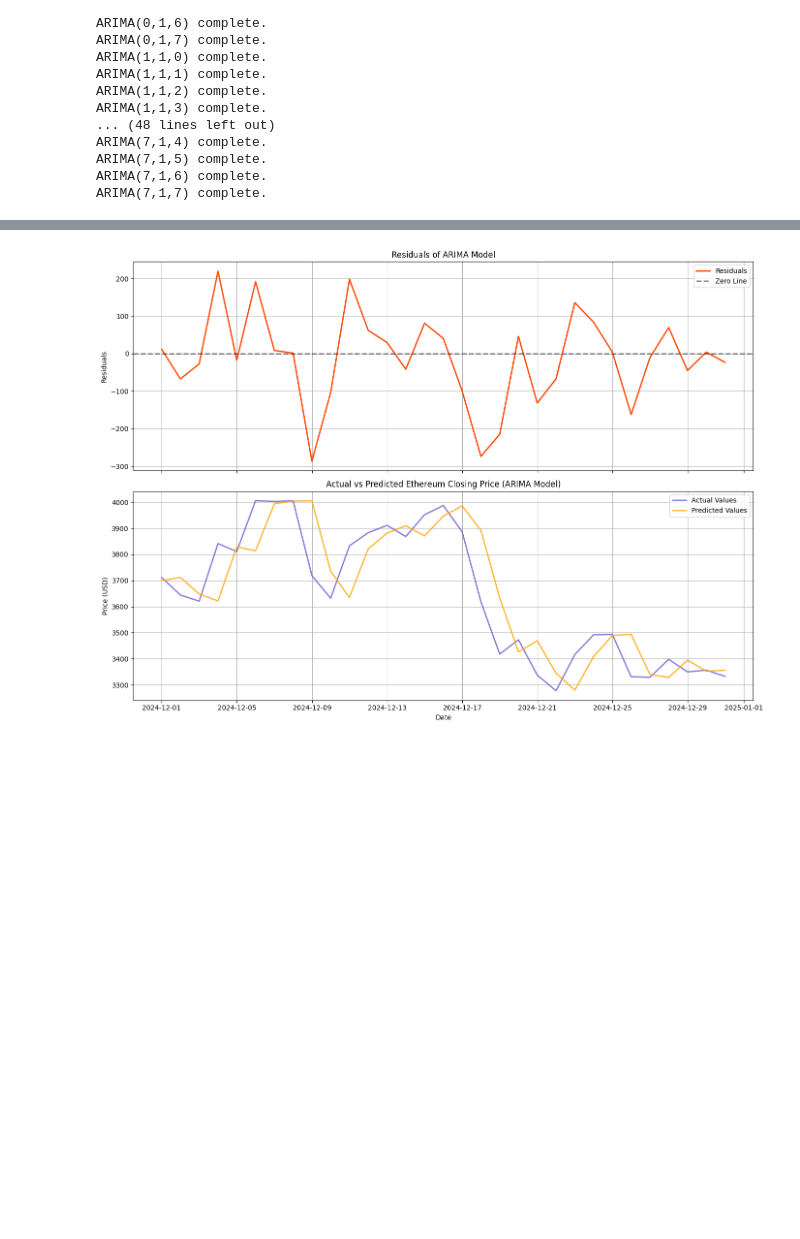
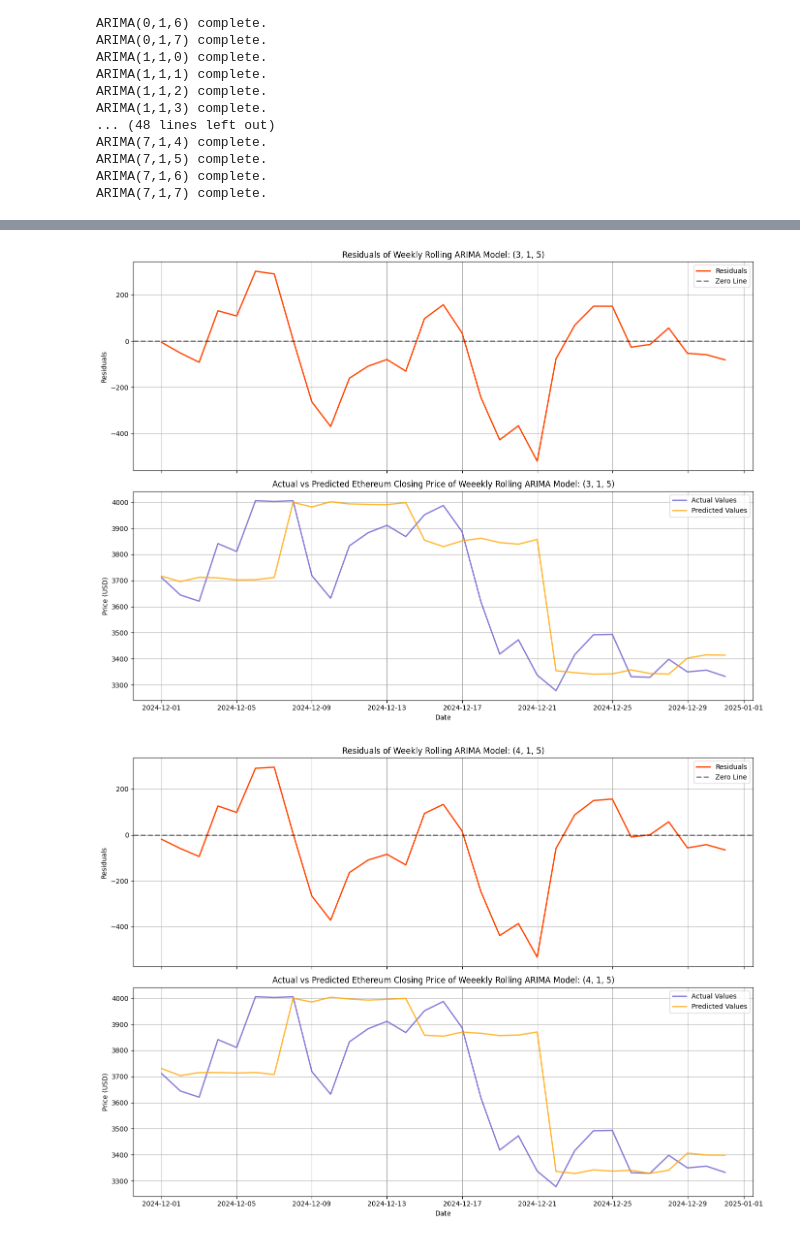
Before and after one commit to STBreeze/Ethereum-Time-Series-Analysis-ARIMA-ARCH-Forecasting, a Jupyter notebook: Ethereum Stock Price Prediction using ARIMA.ipynb, the cells around one changed output, grey strips where cells are left out. Cells and saved outputs as stored; diff of their text form; code cells hidden in the pictures; blank space fills up the shorter version.

```diff
--- a/Ethereum Stock Price Prediction using ARIMA.ipynb
+++ b/Ethereum Stock Price Prediction using ARIMA.ipynb
@@ -323,7 +324,7 @@ SARIMAX Results
 Warnings:
 [1] Covariance matrix calculated using the outer product of gradients (complex-step).
 # %%
-best_arima_predictions = model_fit.forecast(len(test_data))
-roll_daily_residuals = test_data - best_arima_predictions
+pred = model_fit.forecast(len(test_data))
+residuals = test_data - pred
 # %% [markdown]
 Plot the residuals trend
@@ -581,14 +724,0 @@ Best ARIMA Roll order based on RMSE: (0, 1, 0)
-# %%
-my_order = (1,1,1)
-daily_preds = pd.Series(dtype='float64')
-
-for end_date in test_data.index:
-
-    train_data_roll = data['Close'][:(end_date - timedelta(days=1))]
-
-    model = ARIMA(train_data_roll, order=my_order)
-    model_fit = model.fit()
-    pred = model_fit.forecast(steps=1)
-    daily_preds.loc[end_date] = pred.iloc[0]
-
-daily_residuals = test_data - daily_preds
@@ -595,24 +818,26 @@ daily_residuals = test_data - daily_preds
 # %%
-fig, axes = plt.subplots(nrows=2, ncols=1, figsize=(14, 10), sharex=True)
+for my_order in orderList:
+    fig, axes = plt.subplots(nrows=2, ncols=1, figsize=(14, 10), sharex=True)
 
-# Plot 1: Residuals
-sns.lineplot(ax=axes[0], x=test_data.index, y=daily_residuals, color='orangered', label='Residuals', linewidth=2)
-axes[0].axhline(y=0, color='black', linewidth=2, linestyle='--', alpha=0.5, label='Zero Line')
-axes[0].set_title('Residuals of ARIMA Model')
-axes[0].set_ylabel('Residuals')
-axes[0].legend()
-axes[0].grid(True)
+    # Plot 1: Residuals
+    sns.lineplot(ax=axes[0], x=weekly_actuals[my_order].index, y=weekly_residuals[my_order], color='orangered', label='Residuals', linewidth=2)
+    axes[0].axhline(y=0, color='black', linewidth=2, linestyle='--', alpha=0.5, label='Zero Line')
+    axes[0].set_title(f'Residuals of Weekly Rolling ARIMA Model: {my_order}')
+    axes[0].set_ylabel('Residuals')
+    axes[0].legend()
+    axes[0].grid(True)
 
-# Plot 2: Actual vs Predicted
-axes[1].plot(test_data.index, test_data, color='slateblue', label='Actual Values', alpha=0.8, linewidth=2)
-axes[1].plot(test_data.index, daily_preds, color='orange', label='Predicted Values', alpha=0.8, linewidth=2)
-axes[1].set_title('Actual vs Predicted Ethereum Closing Price (ARIMA Model)')
-axes[1].set_xlabel('Date')
-axes[1].set_ylabel('Price (USD)')
-axes[1].legend()
-axes[1].grid(True)
+    # Plot 2: Actual vs Predicted
+    sns.lineplot(ax=axes[1], x=weekly_actuals[my_order].index, y=weekly_actuals[my_order], color='slateblue', label='Actual Values', alpha=0.8, linewidth=2)
+    sns.lineplot(ax=axes[1], x=weekly_actuals[my_order].index, y=weekly_predictions[my_order], color='orange', label='Predicted Values', alpha=0.8, linewidth=2)
+    axes[1].set_title(f'Actual vs Predicted Ethereum Closing Price of Weeekly Rolling ARIMA Model: {my_order}')
+    axes[1].set_xlabel('Date')
+    axes[1].set_ylabel('Price (USD)')
+    axes[1].legend()
+    axes[1].grid(True)
 
-plt.tight_layout()
-plt.show()
+    plt.tight_layout()
+    plt.show()
 # %% [output]
-[figure, old version]
+[figure, new version]
+[figure, added]
```
Also changed, not shown: parts of 33 cells of this notebook.
